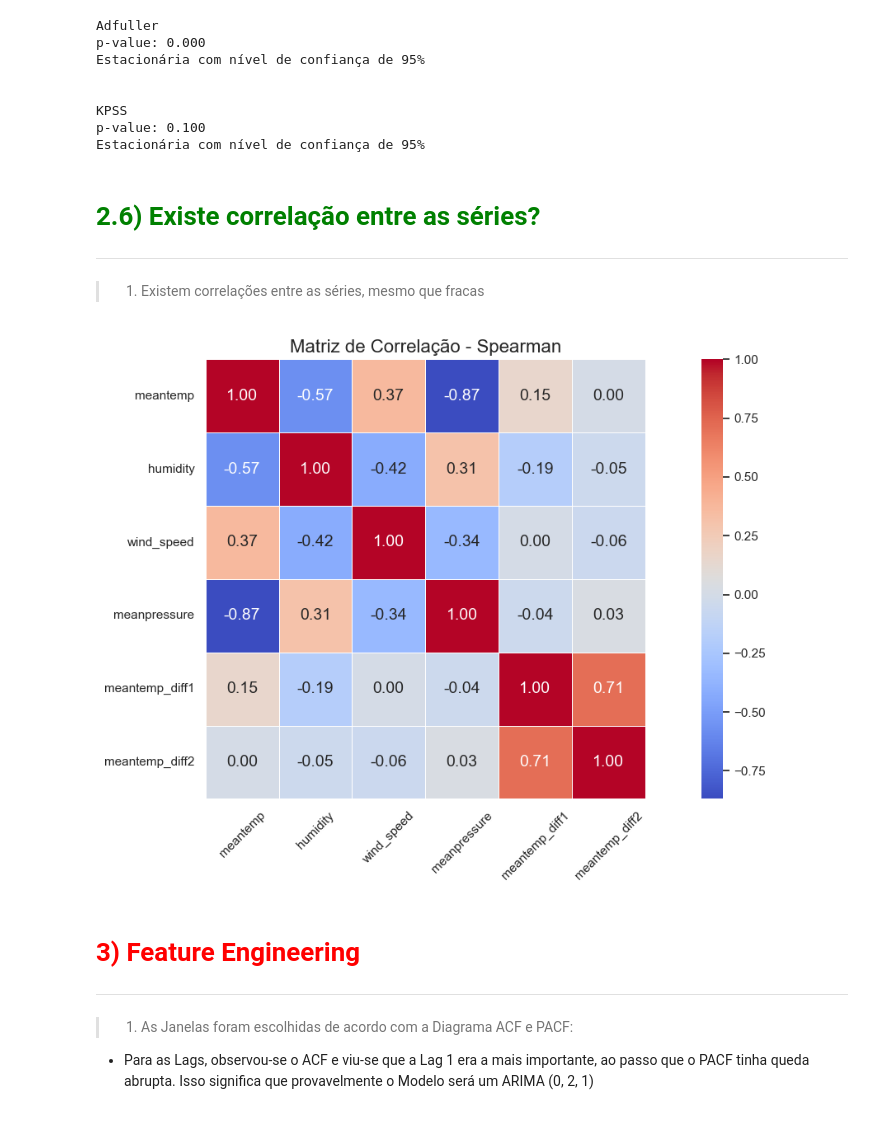
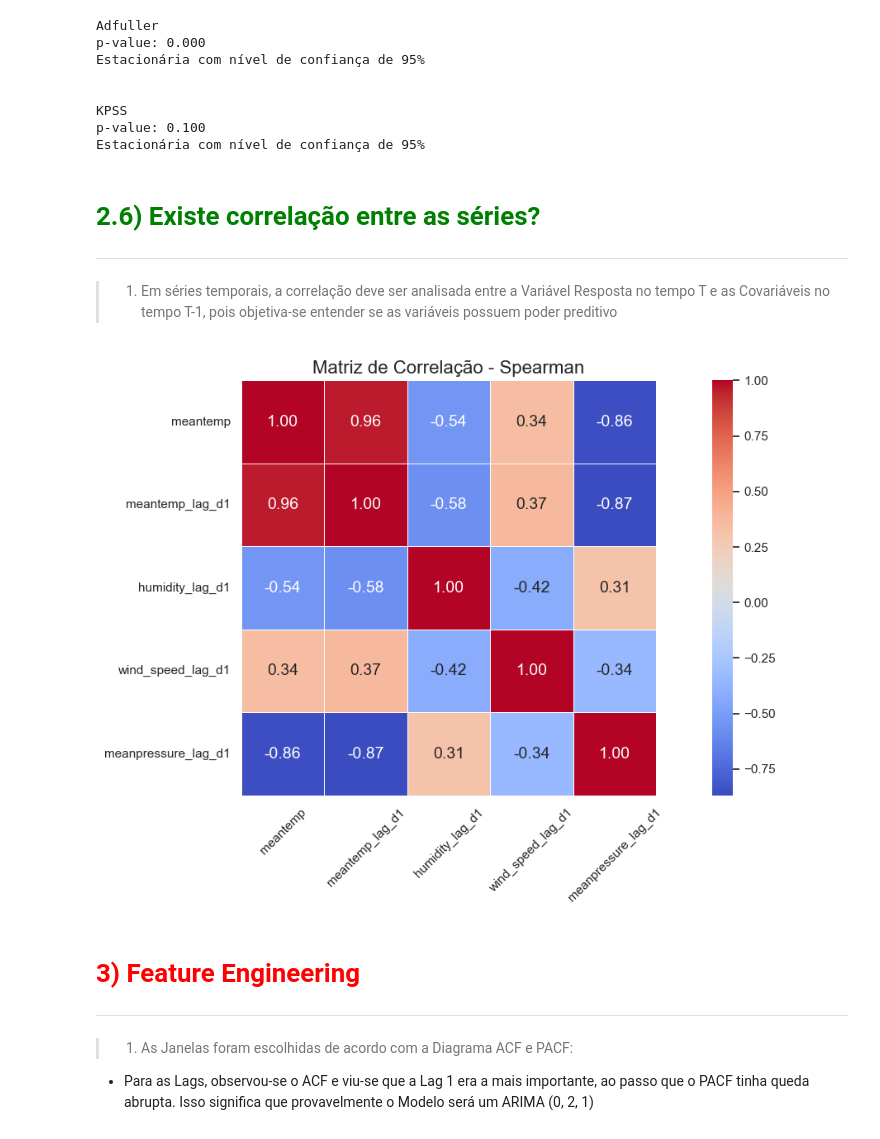
Before and after one commit to leonardovargas10/Modelo_Forecasting_Temperature-, a Jupyter notebook: Modelo_Forecasting.ipynb, the cells around one changed output. Saved outputs shown, nothing was run; the diff lists cells and outputs as text; code cells hidden in the pictures.

```diff
--- a/Modelo_Forecasting.ipynb
+++ b/Modelo_Forecasting.ipynb
@@ -380,6 +389,7 @@ Estacionária com nível de confiança de 95%
 # %%
-plota_histograma_boxplot_qq('meantemp', df_climate.loc[df_climate['meanpressure'].between(994, 1020)], f'Boxplot Meantemp')
-monthly_avg = df_climate.loc[df_climate['meanpressure'].between(994, 1020)].groupby('month')['meantemp'].mean().reset_index()
+df_climate['meantemp_diff1'] = df_climate['meantemp'].diff()
+plota_histograma_boxplot_qq('meantemp_diff1', df_climate, f'Boxplot Meantemp Diferenciado')
+monthly_avg = df_climate.groupby('month')['meantemp'].mean().reset_index()
 # Criar os subplots
 fig, axes = plt.subplots(1, 2, figsize=(18, 4))
 
@@ -409,7 +419,7 @@ for index, row in monthly_avg.iterrows():
 
 # Gráfico 2: Distribuição por Mês (Boxplot)
 sns.boxplot(
-    data=df_climate.loc[df_climate['meanpressure'].between(994, 1020)],
+    data=df_climate,
     x='month',
     y='meantemp',
     palette='Set3',
@@ -545,27 +555,31 @@ Estacionária com nível de confiança de 95%
 # <font color='green' style='font-size: 30px;'> 2.6) Existe correlação entre as séries? </font>
 <hr style='border: 2px solid green;'>
 
-> 1. Existem correlações entre as séries, mesmo que fracas
+> 1. Em séries temporais, a correlação deve ser analisada entre a Variável Resposta no tempo T e as Covariáveis no tempo T-1, pois objetiva-se entender se as variáveis possuem poder preditivo
 # %%
 df_climate_corr = df_climate.drop(['month', 'year'], axis = 1).copy()
+df_climate_corr['meantemp_lag_d1'] = df_climate_corr['meantemp'].shift(1)
+df_climate_corr['humidity_lag_d1'] = df_climate_corr['humidity'].shift(1)
+df_climate_corr['wind_speed_lag_d1'] = df_climate_corr['wind_speed'].shift(1)
+df_climate_corr['meanpressure_lag_d1'] = df_climate_corr['meanpressure'].shift(1)
 plt.figure(figsize=(14, 7))
 
 sns.heatmap(
-    df_climate_corr.corr(method = 'spearman'),
+    df_climate_corr[['meantemp', 'meantemp_lag_d1', 'humidity_lag_d1', 'wind_speed_lag_d1', 'meanpressure_lag_d1']].corr(method = 'spearman'),
     annot=True,
     cmap='coolwarm',
     fmt=".2f",
     linewidths=0.5,
     square=True
 )
 
 plt.title("Matriz de Correlação - Spearman", fontsize=16)
 plt.xticks(rotation=45)
 plt.yticks(rotation=0)
 plt.tight_layout()
 plt.show()
 # %% [output]
-[figure, old version]
+[figure, new version]
 # %% [markdown]
 # <font color='red' style='font-size: 40px;'> 3) Feature Engineering </font>
 <hr style='border: 2px solid red;'>
```
Also changed, not shown: parts of 8 cells of this notebook.
